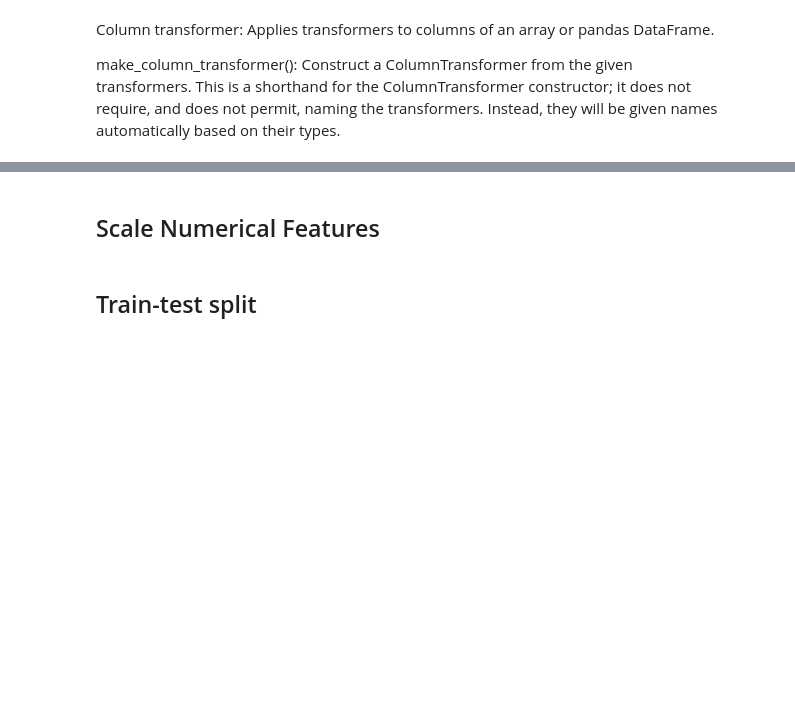
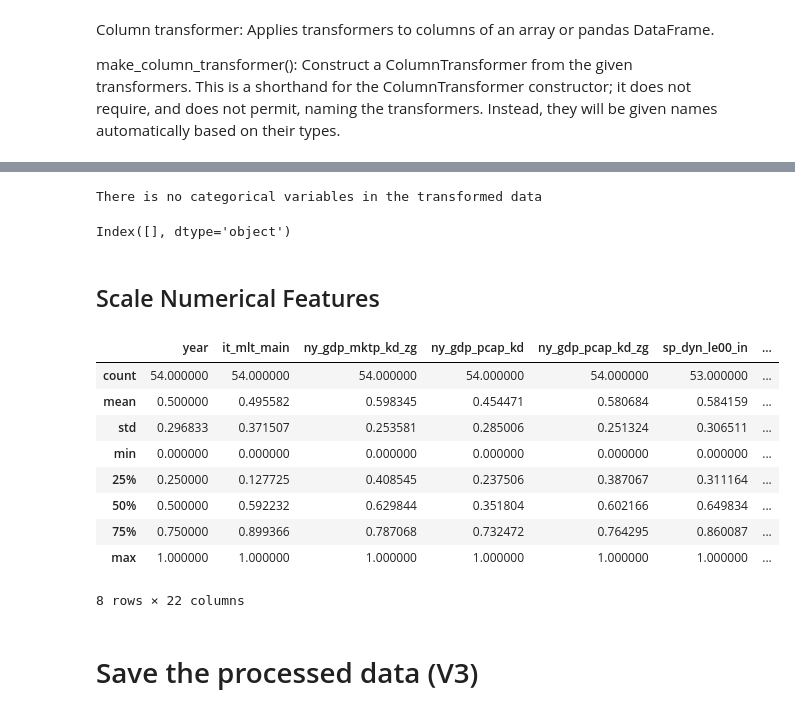
Before and after one commit to alejo-cuello/research-on-argentina, a Jupyter notebook: notebooks/0.4-alejo-process_data.ipynb, the cells around one changed output, grey strips where cells are left out. Saved outputs shown, nothing was run; the diff lists cells and outputs as text; code cells hidden in the pictures; blank space fills up the shorter version.

Commit message:
Finish data processing

```diff
--- a/notebooks/0.4-alejo-process_data.ipynb
+++ b/notebooks/0.4-alejo-process_data.ipynb
@@ -154,7 +129,7 @@ for item in categorical_variables_ordered_values:
 # %%
 ordinal_encoder = OrdinalEncoder(categories= categorical_variables_ordered_values)
 # %%
-categorical_transformer = sklearn.compose.make_column_transformer(
+categorical_transformer = compose.make_column_transformer(
     # Tuples of the form (transformer, columns) specifying the transformer objects to be applied to subsets of the data
     (ordinal_encoder, df_categorical_values["Indicator Name"]),
     remainder="passthrough"
@@ -231,9 +224,24 @@ arg_di_df_transformed[categorical_cols].head(5)
+# %%
+print("There is no categorical variables in the transformed data")
+arg_di_df_transformed.select_dtypes(include=['object']).columns
+# %% [output]
+There is no categorical variables in the transformed data
+Index([], dtype='object')
 # %% [markdown]
 ## Scale Numerical Features
 # %%
 scaler = MinMaxScaler()
 arg_di_df_transformed[numeric_cols] = scaler.fit_transform(arg_di_df_transformed[numeric_cols])
 # %%
-arg_di_df_transformed[numeric_cols]
+arg_di_df_transformed[numeric_cols].describe()
+# %% [output]
+|  | year | it_mlt_main | ny_gdp_mktp_kd_zg | ny_gdp_pcap_kd | ny_gdp_pcap_kd_zg | sp_dyn_le00_in | ... |
+| count | 54.000000 | 54.000000 | 54.000000 | 54.000000 | 54.000000 | 53.000000 | ... |
+| mean | 0.500000 | 0.495582 | 0.598345 | 0.454471 | 0.580684 | 0.584159 | ... |
+| std | 0.296833 | 0.371507 | 0.253581 | 0.285006 | 0.251324 | 0.306511 | ... |
+| min | 0.000000 | 0.000000 | 0.000000 | 0.000000 | 0.000000 | 0.000000 | ... |
+| 25% | 0.250000 | 0.127725 | 0.408545 | 0.237506 | 0.387067 | 0.311164 | ... |
+| 50% | 0.500000 | 0.592232 | 0.629844 | 0.351804 | 0.602166 | 0.649834 | ... |
+| 75% | 0.750000 | 0.899366 | 0.787068 | 0.732472 | 0.764295 | 0.860087 | ... |
+| max | 1.000000 | 1.000000 | 1.000000 | 1.000000 | 1.000000 | 1.000000 | ... |
+8 rows × 22 columns
-# %% [markdown]
-## Train-test split
@@ -244,0 +248,2 @@ X_train, X_test, y_train, y_test = train_test_split(X,y,test_size=0.3)
+# %% [markdown]
+# Save the processed data (V3)
```
Also changed, not shown: parts of 14 cells of this notebook, 2 other files.
